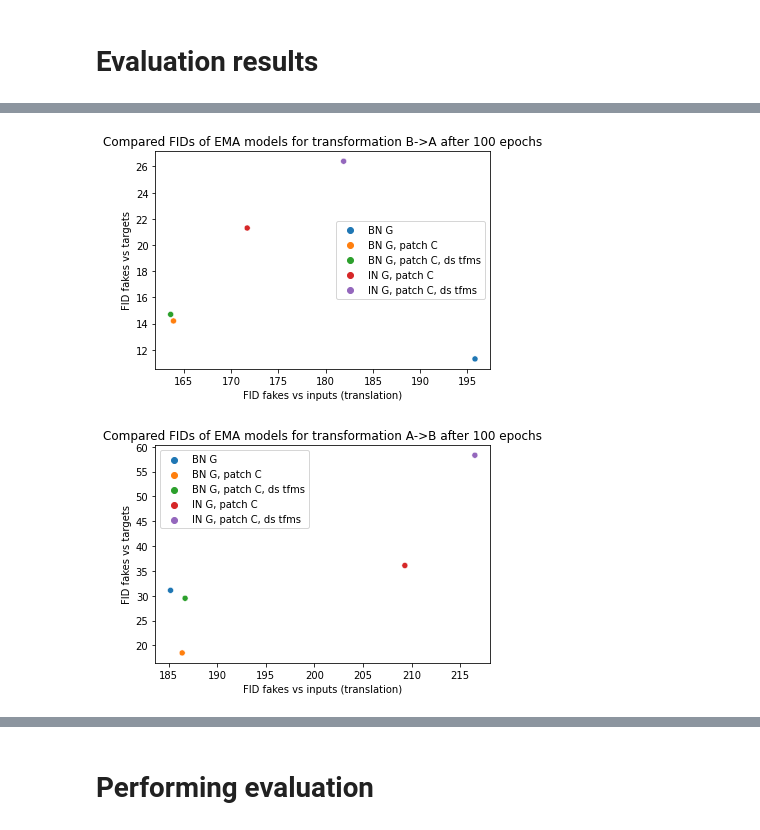
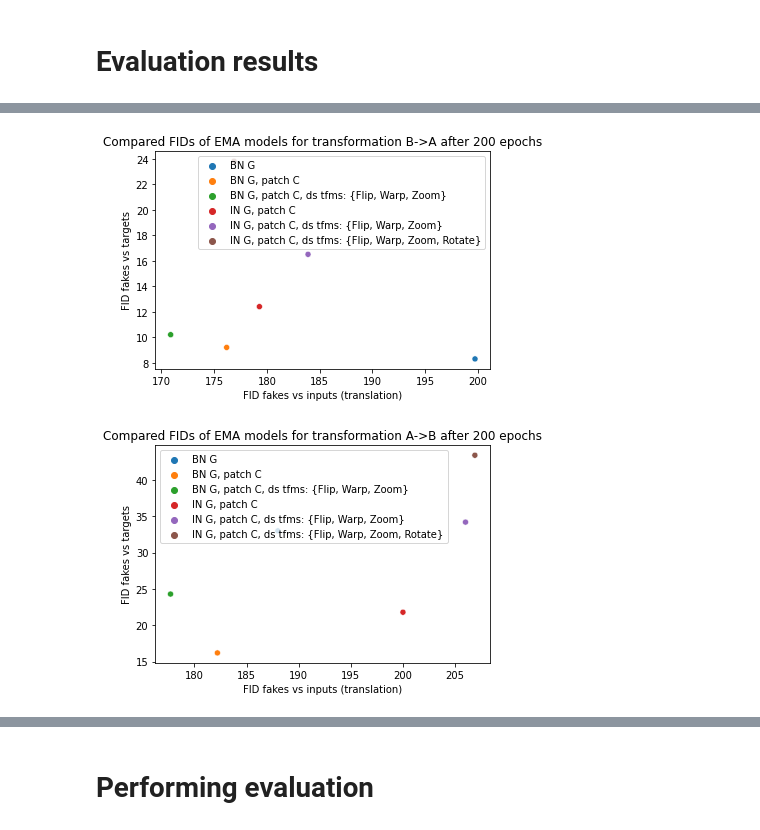
Before and after one commit to davidleonfdez/face2anime, a Jupyter notebook: notebooks/face2anime-bidirectional.ipynb, the cells around one changed output, grey strips where cells are left out. Drawn from its saved outputs; the diff is of its cells as text; code cells hidden in the pictures.

```diff
--- a/notebooks/face2anime-bidirectional.ipynb
+++ b/notebooks/face2anime-bidirectional.ipynb
@@ -463,10 +496,15 @@ def plot_fids_vs_inputs_targets(epoch, domain, use_ema_models=True):
     assert domain in ('A', 'B')
     tf = 'a2b' if domain == 'B' else 'b2a'
     ema_str = 'ema_' if use_ema_models else ''
-    tr_ids = ['2', '2b', '2c', '3b', '3c']
+    tr_ids = ['2', '2b', '2c', '3b', '3c', '3d']
     xs = [globals()[f'fids_trans_tr{tr_id}_{tf}_{ema_str}dict'][epoch] for tr_id in tr_ids]
     ys = [globals()[f'fids_tr{tr_id}_{tf}_{ema_str}dict'][epoch] for tr_id in tr_ids]
-    hues = ['BN G', 'BN G, patch C', 'BN G, patch C, ds tfms', 'IN G, patch C', 'IN G, patch C, ds tfms']
+    hues = ['BN G',
+            'BN G, patch C',
+            'BN G, patch C, ds tfms: {Flip, Warp, Zoom}',
+            'IN G, patch C',
+            'IN G, patch C, ds tfms: {Flip, Warp, Zoom}',
+            'IN G, patch C, ds tfms: {Flip, Warp, Zoom, Rotate}']
 
     ax = sns.scatterplot(x=xs, y=ys, hue=hues)
     ax.set_xlabel('FID fakes vs inputs (translation)')
@@ -582,8 +687,8 @@ _ = ax.set_title('Evaluation of generated images vs real images for domain A (hu
 # %%
-_ = plot_fids_vs_inputs_targets(100, 'A', use_ema_models=True)
+_ = plot_fids_vs_inputs_targets(200, 'A', use_ema_models=True)
 # %% [output]
-[figure, old version]
+[figure, new version]
 # %%
-_ = plot_fids_vs_inputs_targets(100, 'B', use_ema_models=True)
+_ = plot_fids_vs_inputs_targets(200, 'B', use_ema_models=True)
 # %% [output]
-[figure, old version]
+[figure, new version]
```
Also changed, not shown: parts of 28 cells of this notebook.
